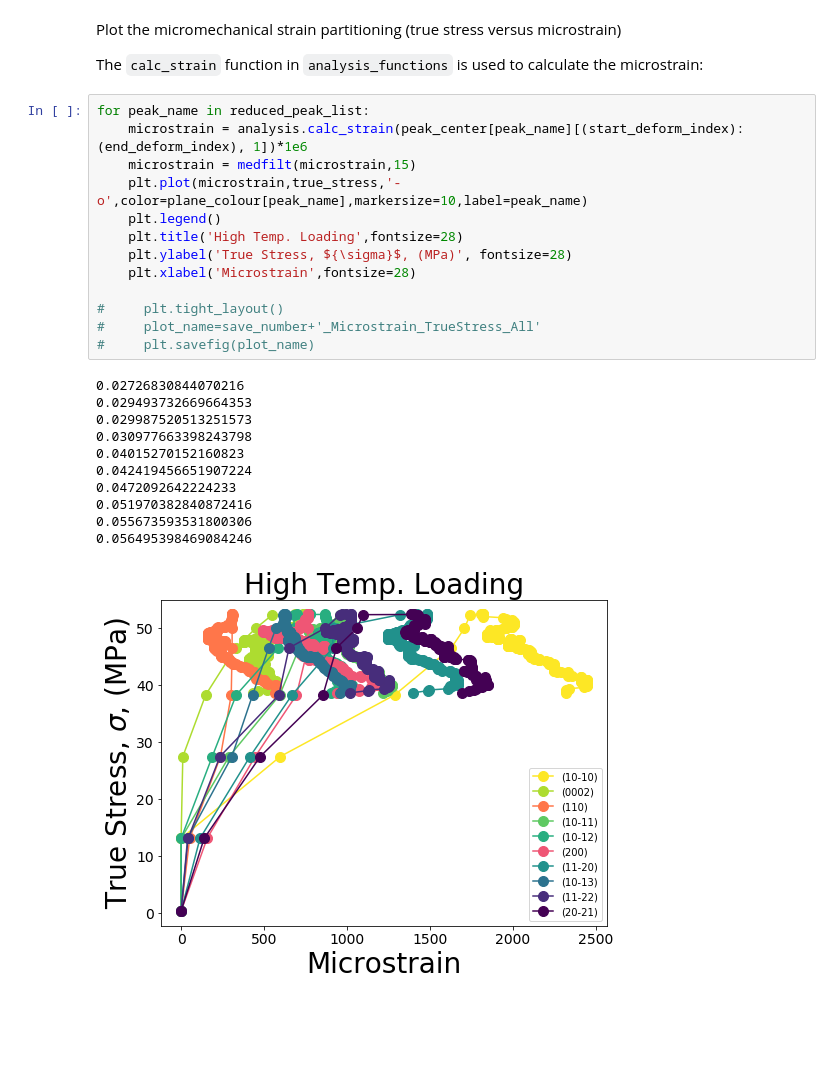
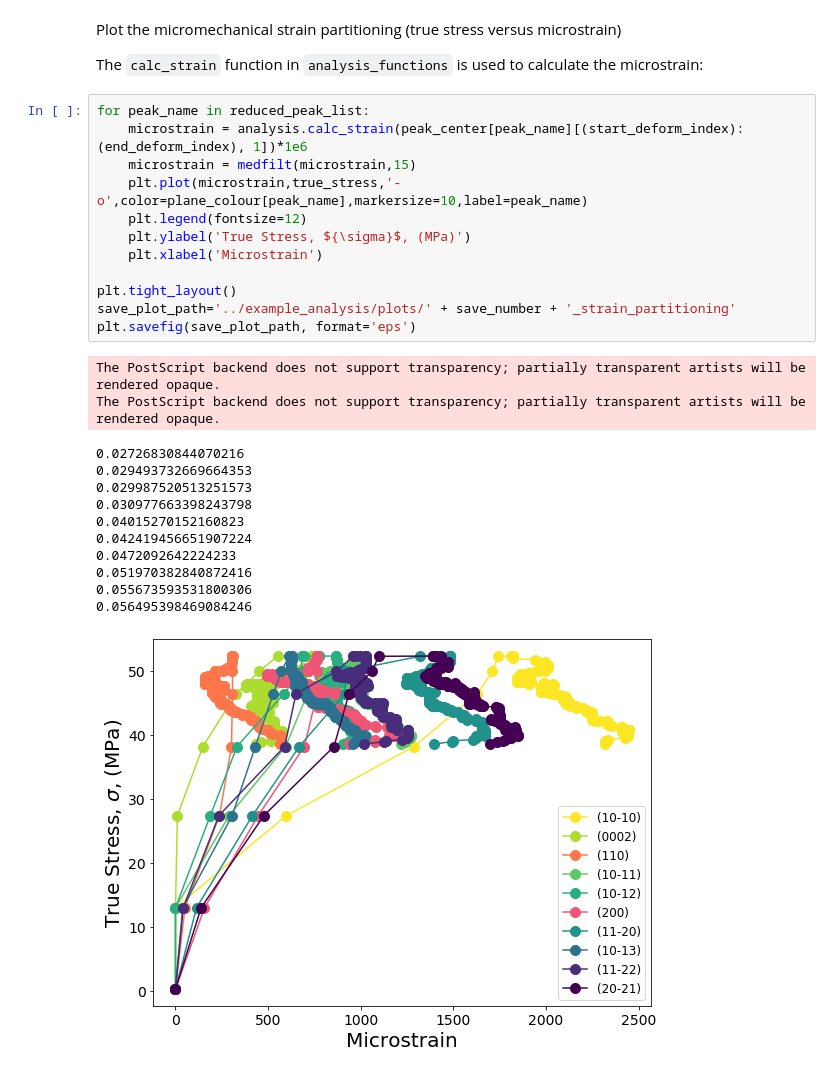
Before and after one commit to LightForm-group/xrdfit-two-phase-hot-deformation-analysis, a Jupyter notebook: notebooks/Example Workflow for Ti64 deformed at 950C.ipynb, the cells around one changed output. Drawn from its saved outputs; the diff is of its cells as text; blank space fills up the shorter version.

Commit message:
Add strain partitioning plot, Update Example Workflow

```diff
--- a/notebooks/Example Workflow for Ti64 deformed at 950C.ipynb
+++ b/notebooks/Example Workflow for Ti64 deformed at 950C.ipynb
@@ -390,25 +390,26 @@ The `calc_strain` function in `analysis_functions` is used to calculate the micr
 # %%
 for peak_name in reduced_peak_list:
     microstrain = analysis.calc_strain(peak_center[peak_name][(start_deform_index):(end_deform_index), 1])*1e6
     microstrain = medfilt(microstrain,15)
     plt.plot(microstrain,true_stress,'-o',color=plane_colour[peak_name],markersize=10,label=peak_name)
-    plt.legend()
-    plt.title('High Temp. Loading',fontsize=28)
-    plt.ylabel('True Stress, ${\sigma}$, (MPa)', fontsize=28)
-    plt.xlabel('Microstrain',fontsize=28)
+    plt.legend(fontsize=12)
+    plt.ylabel('True Stress, ${\sigma}$, (MPa)')
+    plt.xlabel('Microstrain')
 
-#     plt.tight_layout()
-#     plot_name=save_number+'_Microstrain_TrueStress_All'
-#     plt.savefig(plot_name)
+plt.tight_layout()
+save_plot_path='../example_analysis/plots/' + save_number + '_strain_partitioning'
+plt.savefig(save_plot_path, format='eps')
 # %% [output]
-0.02726830844070216
-0.029493732669664353
-0.029987520513251573
-0.030977663398243798
-0.04015270152160823
-0.042419456651907224
-0.0472092642224233
-0.051970382840872416
-0.055673593531800306
-0.056495398469084246
+The PostScript backend does not support transparency; partially transparent artists will be rendered opaque.
+The PostScript backend does not support transparency; partially transparent artists will be rendered opaque.
+0.02726830844070216
+0.029493732669664353
+0.029987520513251573
+0.030977663398243798
+0.04015270152160823
+0.042419456651907224
+0.0472092642224233
+0.051970382840872416
+0.055673593531800306
+0.056495398469084246
-[figure, old version]
+[figure, new version]
```
Also changed, not shown: 1 other file.
